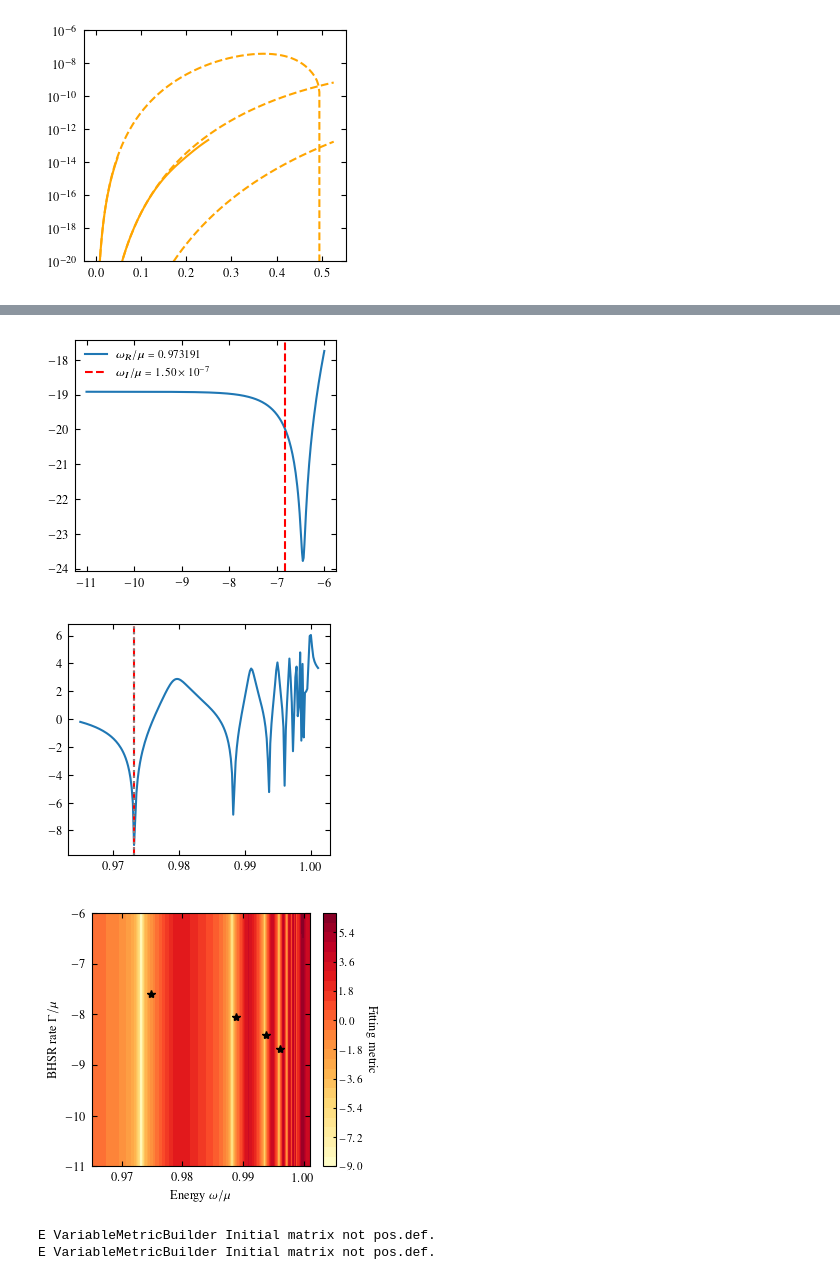
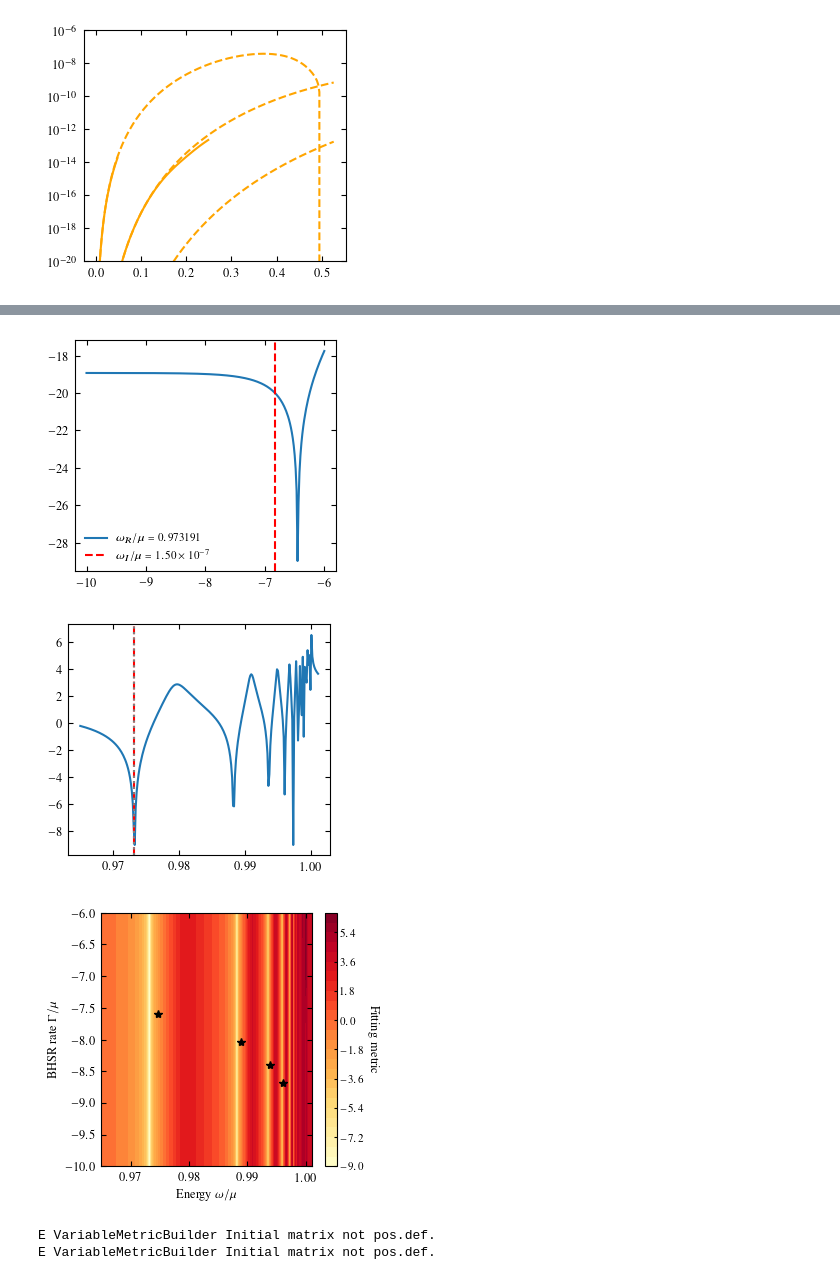
Before and after one commit to sebhoof/bhsr, a Jupyter notebook: bhsr_comparison.ipynb, the cells around one changed output, grey strips where cells are left out. Saved outputs shown, nothing was run; the diff lists cells and outputs as text; code cells hidden in the pictures.

```diff
--- a/bhsr_comparison.ipynb
+++ b/bhsr_comparison.ipynb
@@ -128,9 +128,9 @@ print("omega_Dolan/mu0 =", om_ref(alpha0))
 print("omega_Baumann/mu0 =", omegaHyperfine(mu0, mbh0, astar0, 2, 1, 1)/mu0)
 
 # omIvals = np.linspace(0, 1e-2, 200)*mu0
-omIvals = np.logspace(-11, -6, 300)*mu0
+omIvals = np.logspace(-10, -6, 250)*mu0
 lgIvals = np.log10(omIvals/mu0)
-omRvals = np.linspace(0.965, 1.001, 200)*mu0
+omRvals = np.linspace(0.965, 1.001, 250)*mu0
 # lgRvals = np.log10(omRvals/mu0)
 nvals = range(2,6)
 omvals = [omegaHyperfine(mu0, mbh0, astar0, i, 1, 1)/mu0 for i in nvals]
@@ -151,7 +151,7 @@ x0 = np.array([om/mu0 for om in omRvals for _ in omIvals])
 y0 = np.array([lg for _ in omRvals for lg in lgIvals])
 z0 = np.array([min_equation([omR, omI], mbh0, astar0, mu0, 1, 1) for omR in omRvals for omI in omIvals])
 
-npoints = 400
+npoints = 500
 
 xi = np.linspace(x0.min(), x0.max(), npoints)
 yi = np.linspace(y0.min(), y0.max(), npoints)
@@ -166,7 +166,7 @@ cs.ax.tick_params(labelsize=8, length=2, pad=2)
 ax.set_rasterization_zorder(-1)
 # ax.plot(lgomvals, np.log10(gammas), 'k--')
 # print(omvals)
-ax.plot(omvals, np.log10([GammaSR_nlm_nr(mu0, mbh0, astar0, i, 1, 1)/mu0 for i in nvals]), '*', c='k')
+ax.plot(omvals, np.log10([GammaSR_nlm_bxzh(mu0, mbh0, astar0, i, 1, 1)/mu0 for i in nvals]), '*', c='k')
 ax.plot(omRvals/mu0, 8.0*np.log10(rg(mbh0)*omRvals), 'k:', label=r"Dettweiler's approx.") # Im(omega/mu) ~ alpha^8/24
 
 ax.set_xlabel(r"Energy $\omega/\mu$")
@@ -182,8 +182,8 @@ omega_ours/mu0 = 0.9731909101506823
 omega_Dolan/mu0 = 0.9730609675355426
 omega_Baumann/mu0 = 0.9747637533862955
-[figure, old version]
+[figure, new version]
-[figure, old version]
+[figure, new version]
-[figure, old version]
+[figure, new version]
 # %%
 muvals = np.linspace(0, 6e-12, 25)
 alphvals = mu_to_alpha(muvals, units=1)
```
Also changed, not shown: parts of 2 cells of this notebook, 2 other files.
